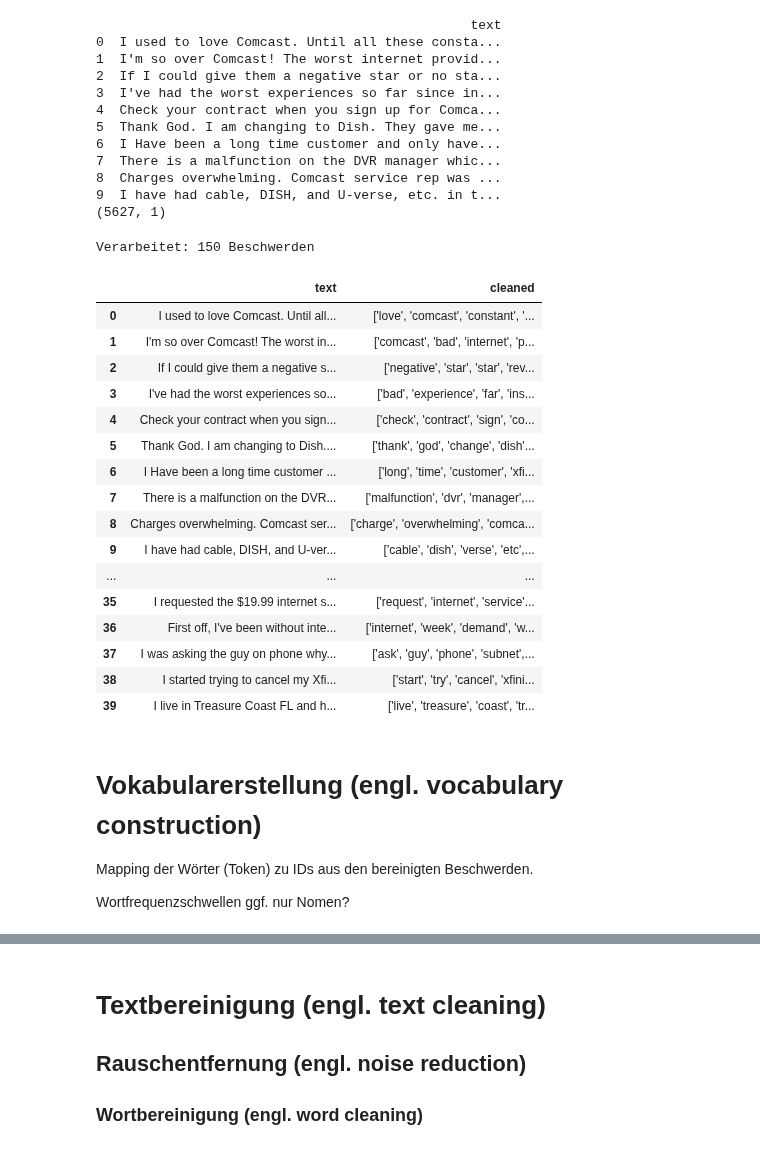
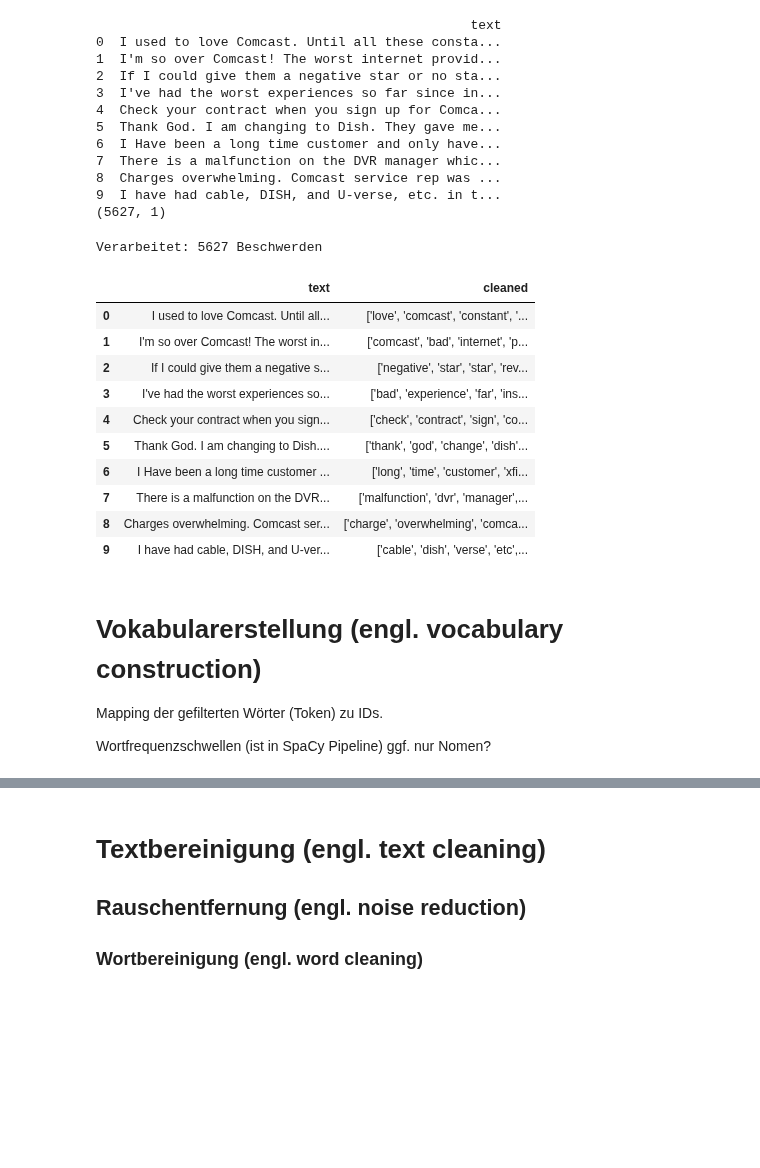
Before and after one commit to IU-KaiW/DLBDSEDA02_Projekt_Advanced-Data-Analysis, a Jupyter notebook: src/Datenverarbeitung (engl. data processing).ipynb, the cells around one changed output, grey strips where cells are left out. Saved outputs shown, nothing was run; the diff lists cells and outputs as text; code cells hidden in the pictures; blank space fills up the shorter version.

```diff
--- a/src/Datenverarbeitung (engl. data processing).ipynb
+++ b/src/Datenverarbeitung (engl. data processing).ipynb
@@ -135,60 +126,54 @@ import spacy
 
 # Datensatz laden (Rohtext)
 df = pd.read_csv('/Users/kaiweber/Documents/GitHub/DLBDSEDA02_Projekt_Advanced-Data-Analysis/src/complaints_data_cleaned.csv',
-                 usecols=["text"],nrows=150)                                # Zeilenbegrenzung
+                 usecols=["text"],nrows=5627)                                # Zeilenbegrenzung
 
 # Linguistische Verarbeitung (engl. linguistic processing)
 ## Rechtschreibfehlerkorrektur (engl. spelling correction)
 
 ## Textbereinigung, Tokenisierung, Lemmatisierung
 
-##mit spaCy Pipeline (englisches Modell (small version))
-nlp = spacy.load("en_core_web_sm")
+## spaCy Pipeline
+nlp = spacy.load("en_core_web_sm")                                          # englisches Modell (small version)
 
-## Textbereinigung, Tokenisierung, Lemmatisierung
+## Textbereinigung, Tokenisierung, Grundformreduktion (Lemmatisierung)
 df["cleaned"] = [[token.lemma_.lower()
                   for token in doc
                   # Filterblock
                   if (not token.is_stop and                                 # Standard:     Stopwort-Filter
                       not token.is_punct and                                # Standard:     Satzzeichen-Filter
                       not token.like_num and                                # Standard:     Nummern-Filter (einfache Zahlen)
                       len(token.text) > 2 and                               # Individuell:  Wörter mit min. 2 Zeichen
                       not any(char in token.text for char in ':/-–—') and   # Individuell:  Filter für Datums-/Zeit-Token
                       token.is_ascii and                                    # Individuell:  Emoijs-Filter (True = AN / False = Nur Emoijs)
                       token.pos_ != "PRON" and                              # Individuell:  Pronomen-Filter
                       token.text.lower() not in ["meh", "ugh"])]            # Individuell:  Wortfilter
                  for doc in nlp.pipe(df["text"], batch_size=50)]            # Batch-Verarbeitung (50 Texte parallel)
 
 print(f"Verarbeitet: {len(df)} Beschwerden")
 
 # Ausgabe des Prozesses
-df.head(40)[["text", "cleaned"]].style.set_properties(
+df.head(10)[["text", "cleaned"]].style.set_properties(
     **{'text-align': 'left', 'width': '1000px', 'max-width': '1500px', 'font-size': '12px'}
 )
 # %% [output]
-Verarbeitet: 150 Beschwerden
+Verarbeitet: 5627 Beschwerden
 |  | text | cleaned |
 | 0 | I used to love Comcast. Until all... | ['love', 'comcast', 'constant', '... |
 | 1 | I'm so over Comcast! The worst in... | ['comcast', 'bad', 'internet', 'p... |
 | 2 | If I could give them a negative s... | ['negative', 'star', 'star', 'rev... |
 | 3 | I've had the worst experiences so... | ['bad', 'experience', 'far', 'ins... |
 | 4 | Check your contract when you sign... | ['check', 'contract', 'sign', 'co... |
 | 5 | Thank God. I am changing to Dish.... | ['thank', 'god', 'change', 'dish'... |
 | 6 | I Have been a long time customer ... | ['long', 'time', 'customer', 'xfi... |
 | 7 | There is a malfunction on the DVR... | ['malfunction', 'dvr', 'manager',... |
 | 8 | Charges overwhelming. Comcast ser... | ['charge', 'overwhelming', 'comca... |
 | 9 | I have had cable, DISH, and U-ver... | ['cable', 'dish', 'verse', 'etc',... |
-| ... | ... | ... |
-| 35 | I requested the $19.99 internet s... | ['request', 'internet', 'service'... |
-| 36 | First off, I've been without inte... | ['internet', 'week', 'demand', 'w... |
-| 37 | I was asking the guy on phone why... | ['ask', 'guy', 'phone', 'subnet',... |
-| 38 | I started trying to cancel my Xfi... | ['start', 'try', 'cancel', 'xfini... |
-| 39 | I live in Treasure Coast FL and h... | ['live', 'treasure', 'coast', 'tr... |
 # %% [markdown]
 # Vokabularerstellung (engl. vocabulary construction)
-Mapping der Wörter (Token) zu IDs aus den bereinigten Beschwerden.
+Mapping der gefilterten Wörter (Token) zu IDs.
 
-Wortfrequenzschwellen
+Wortfrequenzschwellen (ist in SpaCy Pipeline)
 ggf. nur Nomen?
 # %%
 # Vokabularerstellung (engl. vocabulary construction)
```
Also changed, not shown: parts of 17 cells of this notebook.
